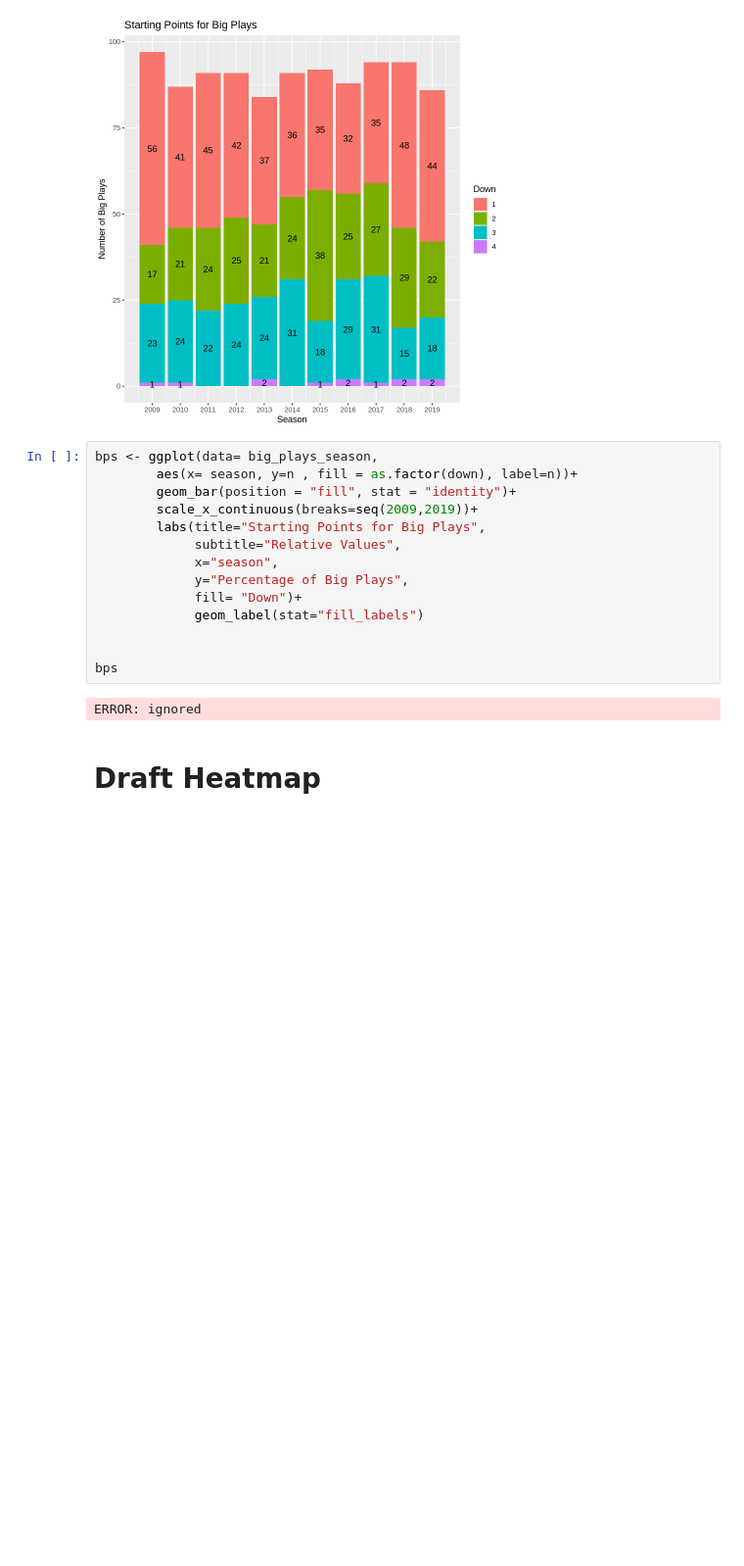
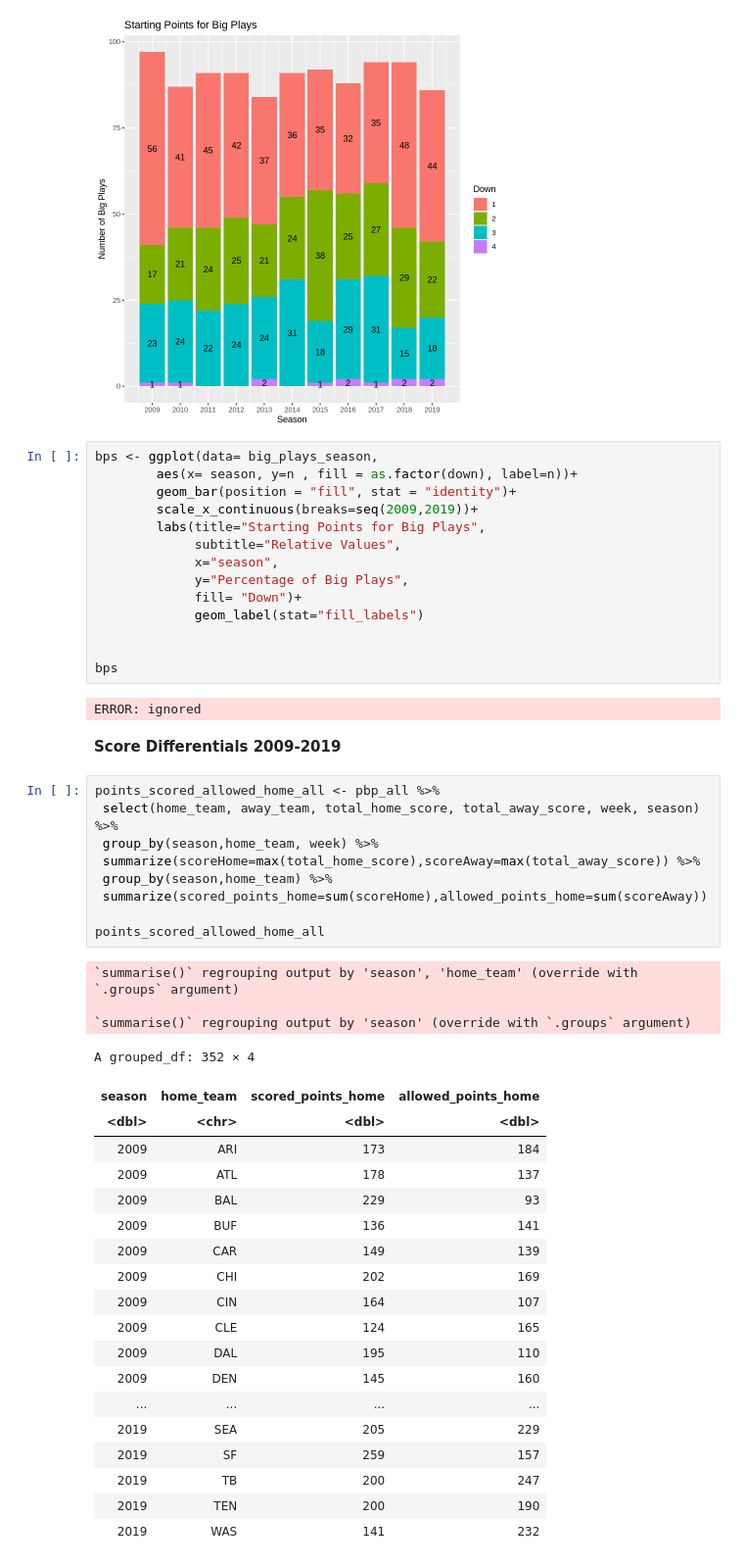
Before and after one commit to rennerm1/NFL-Data-Science-Project, a Jupyter notebook: Untitled6.ipynb, the cells around one changed output. Shown at 98% size. Drawn from its saved outputs; the diff is of its cells as text; blank space fills up the shorter version.

```diff
--- a/Untitled6.ipynb
+++ b/Untitled6.ipynb
@@ -405,5 +418,37 @@ bps <- ggplot(data= big_plays_season,
 bps
 # %% [output]
 ERROR: ignored
-# %% [markdown]
-# **Draft Heatmap**
+# %% [markdown]
+**Score Differentials 2009-2019**
+# %%
+points_scored_allowed_home_all <- pbp_all %>%
+ select(home_team, away_team, total_home_score, total_away_score, week, season) %>%
+ group_by(season,home_team, week) %>%
+ summarize(scoreHome=max(total_home_score),scoreAway=max(total_away_score)) %>%
+ group_by(season,home_team) %>%
+ summarize(scored_points_home=sum(scoreHome),allowed_points_home=sum(scoreAway))
+
+points_scored_allowed_home_all
+# %% [output]
+`summarise()` regrouping output by 'season', 'home_team' (override with `.groups` argument)
+
+`summarise()` regrouping output by 'season' (override with `.groups` argument)
+A grouped_df: 352 × 4
+| season | home_team | scored_points_home | allowed_points_home |
+| <dbl> | <chr> | <dbl> | <dbl> |
+| 2009 | ARI | 173 | 184 |
+| 2009 | ATL | 178 | 137 |
+| 2009 | BAL | 229 | 93 |
+| 2009 | BUF | 136 | 141 |
+| 2009 | CAR | 149 | 139 |
+| 2009 | CHI | 202 | 169 |
+| 2009 | CIN | 164 | 107 |
+| 2009 | CLE | 124 | 165 |
+| 2009 | DAL | 195 | 110 |
+| 2009 | DEN | 145 | 160 |
+| ... | ... | ... | ... |
+| 2019 | SEA | 205 | 229 |
+| 2019 | SF | 259 | 157 |
+| 2019 | TB | 200 | 247 |
+| 2019 | TEN | 200 | 190 |
+| 2019 | WAS | 141 | 232 |
```
Also changed, not shown: parts of 5 cells of this notebook.
